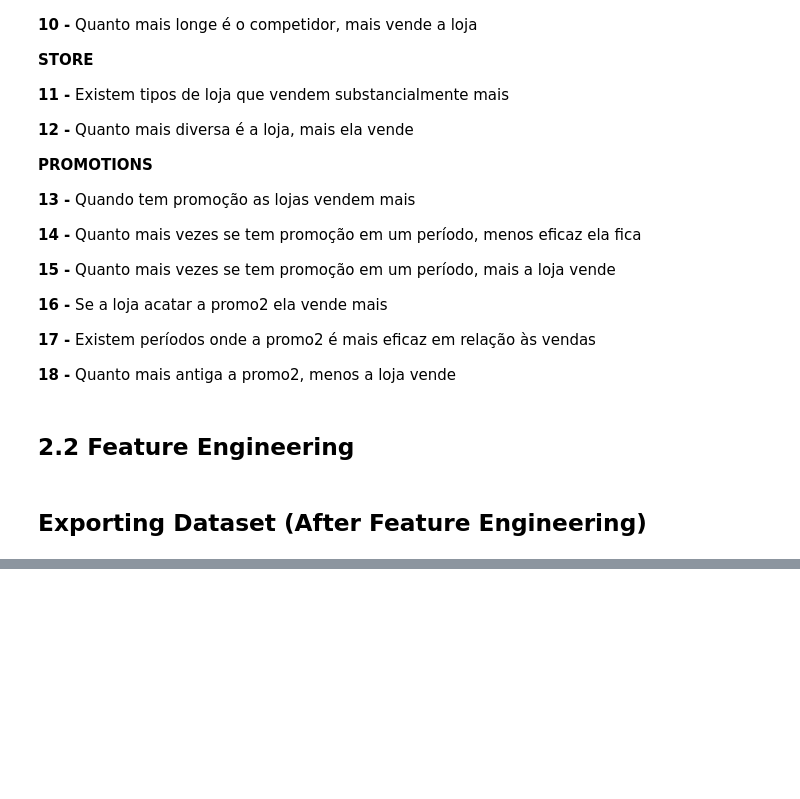
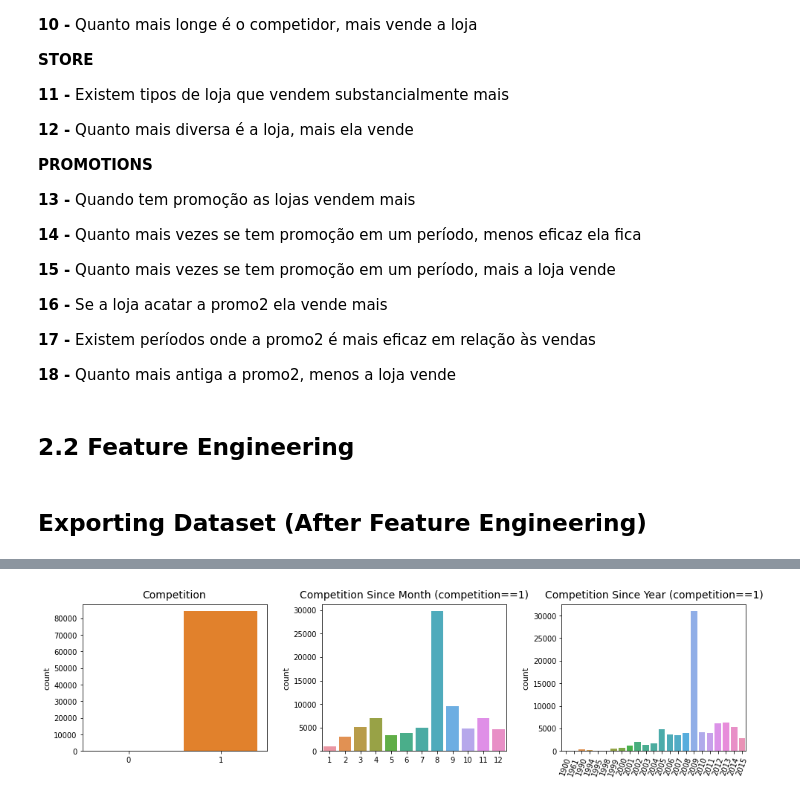
Before and after one commit to raposofrct/Sales-Prediction, a Jupyter notebook: notebook.ipynb, the cells around one changed output, grey strips where cells are left out. Drawn from its saved outputs; the diff is of its cells as text; code cells hidden in the pictures; blank space fills up the shorter version.

```diff
--- a/notebook.ipynb
+++ b/notebook.ipynb
@@ -491,0 +580,26 @@ dados = pd.read_csv('data_feature_engineering')
+# %%
+plt.figure(figsize=(16,8))
+plt.subplots_adjust(wspace=0.3)
+
+plt.subplot(2,3,1)
+ax = sns.countplot(dados['competition'])
+ax.set_title('Competition',size=14,pad=8)
+ax.set_xlabel('')
+ax.set_ylabel('count',size=11)
+
+plt.subplot(2,3,2)
+ax = sns.countplot(dados[dados['competition']==1]['competition_open_since_month'])
+ax.set_title('Competition Since Month (competition==1)',size=14,pad=8)
+ax.set_xlabel('')
+ax.set_ylabel('count',size=11)
+
+plt.subplot(2,3,3)
+ax = sns.countplot(dados[dados['competition']==1]['competition_open_since_year'])
+ax.set_title('Competition Since Year (competition==1)',size=14,pad=8)
+ax.set_xlabel('')
+ax.set_ylabel('count',size=11)
+plt.tick_params(axis='x',rotation=70)
+
+plt.show()
+# %% [output]
+[figure, added]
```
Also changed, not shown: parts of 24 cells of this notebook.
